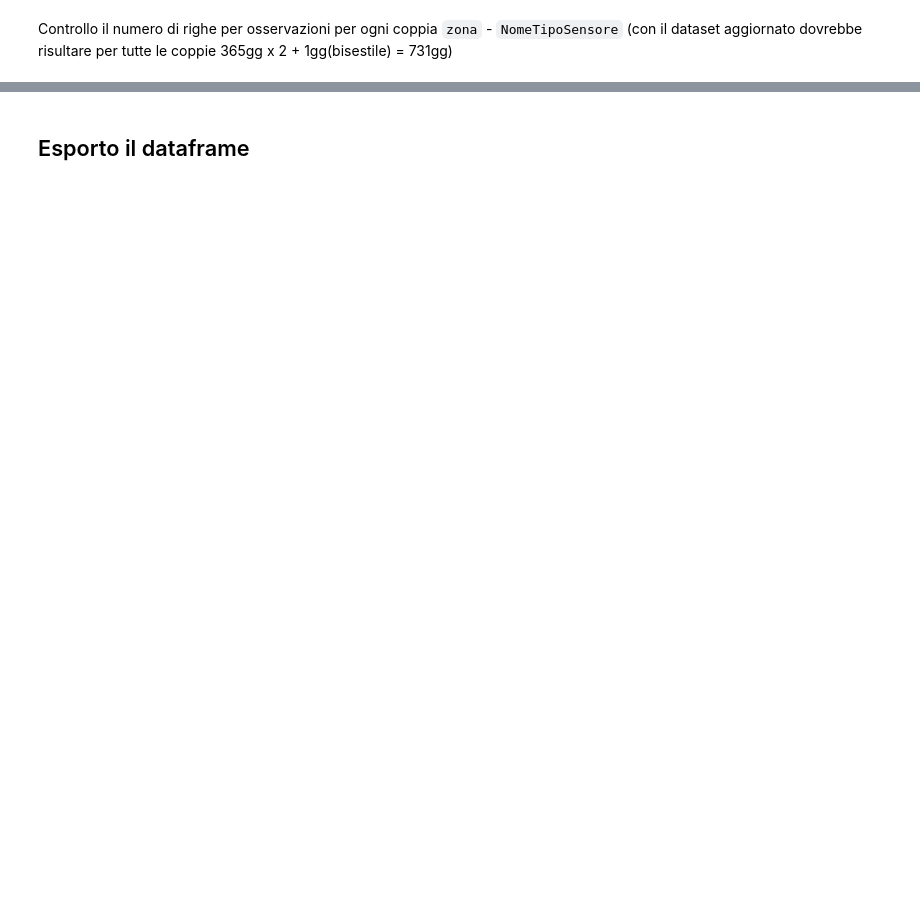
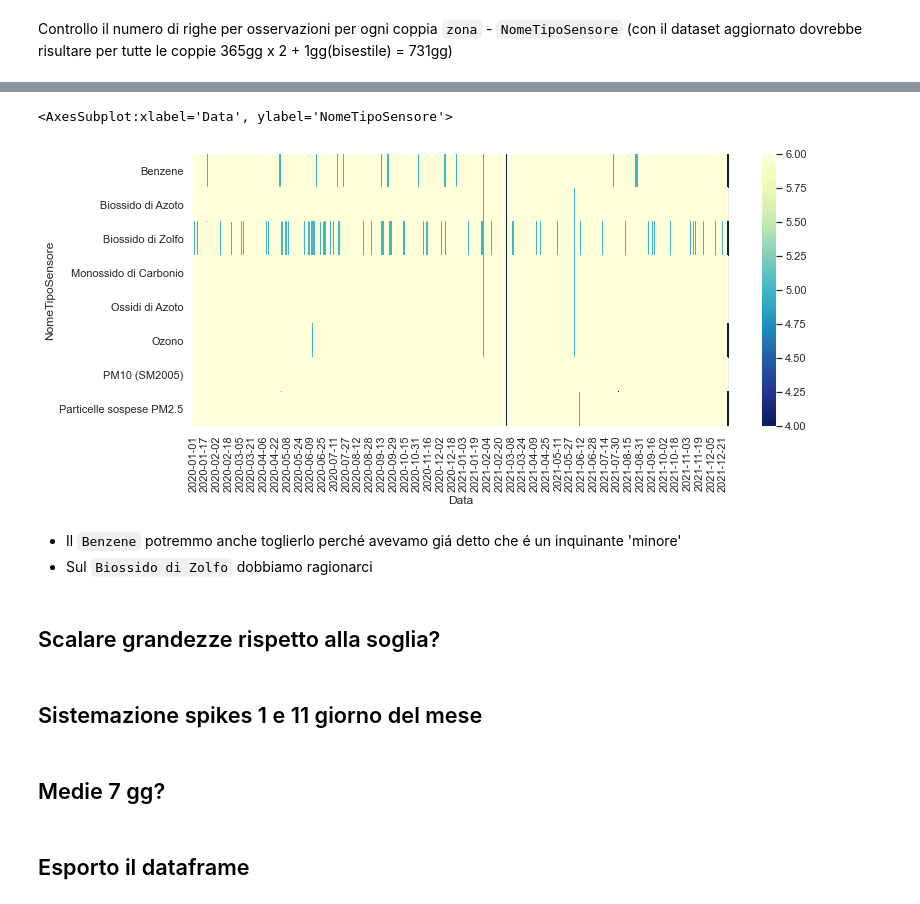
Before and after one commit to giocoal/air-quality-milano-interactive-data-visualization-tableau, a Jupyter notebook: Data_Visualization_project_21_22.ipynb, the cells around one changed output, grey strips where cells are left out. Saved outputs shown, nothing was run; the diff lists cells and outputs as text; code cells hidden in the pictures; blank space fills up the shorter version.

```diff
--- a/Data_Visualization_project_21_22.ipynb
+++ b/Data_Visualization_project_21_22.ipynb
@@ -766,0 +758,8 @@ seaborn.heatmap(aa)
+# %%
+sns.heatmap(controllo2, cmap="YlGnBu_r", vmin=4, vmax=6)
+# %% [output]
+<AxesSubplot:xlabel='Data', ylabel='NomeTipoSensore'>
+[figure, added]
+# %% [markdown]
+- Il `Benzene` potremmo anche toglierlo perché avevamo giá detto che é un inquinante 'minore'
+- Sul `Biossido di Zolfo` dobbiamo ragionarci
@@ -767,3 +768,9 @@ seaborn.heatmap(aa)
+# %% [markdown]
+## Scalare grandezze rispetto alla soglia?
+# %% [markdown]
+## Sistemazione spikes 1 e 11 giorno del mese
+# %% [markdown]
+## Medie 7 gg?
 # %% [markdown]
 ## Esporto il dataframe
 # %%
```
Also changed, not shown: parts of 18 cells of this notebook.
